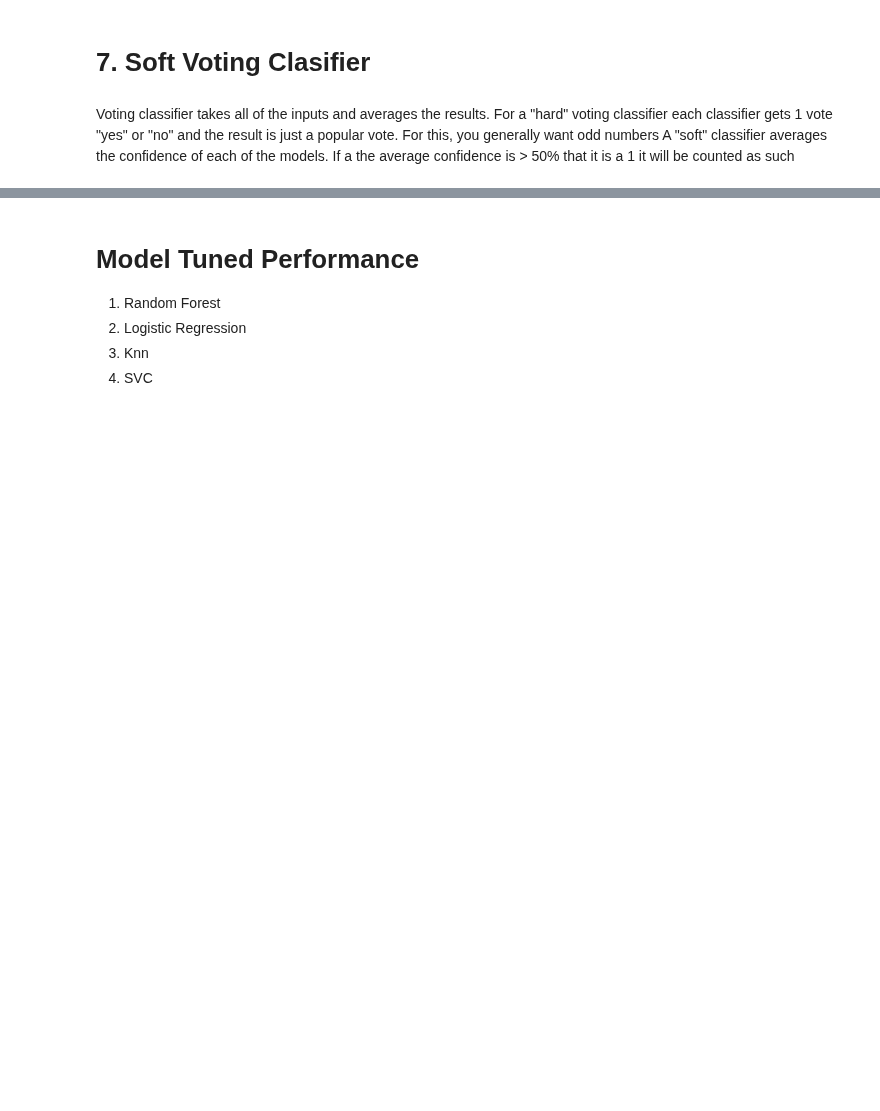
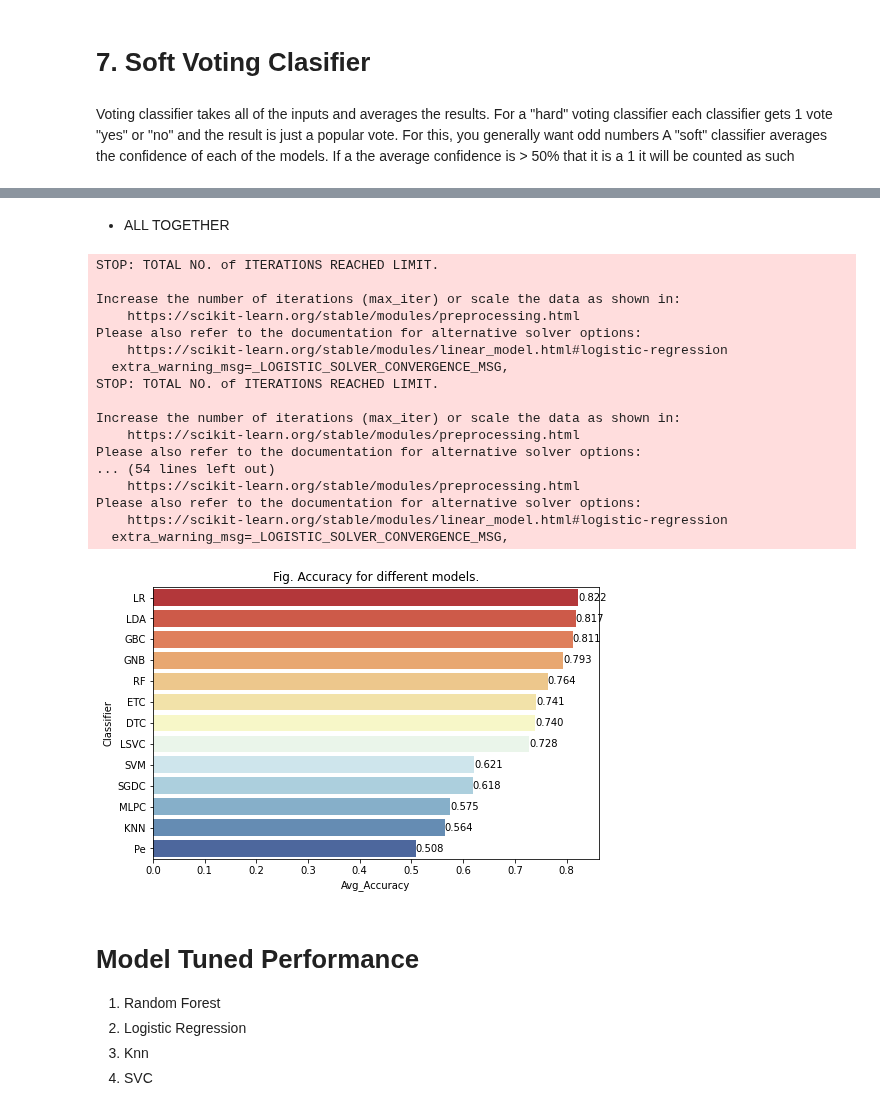
Before and after one commit to RKulagowska/Kaggle, a Jupyter notebook: titanic-202209-v2.ipynb, the cells around one changed output, grey strips where cells are left out. Saved outputs shown, nothing was run; the diff lists cells and outputs as text; code cells hidden in the pictures; blank space fills up the shorter version.

Commit message:
Kaggle Notebook | Titanic_6_models | Version 48

```diff
--- a/titanic-202209-v2.ipynb
+++ b/titanic-202209-v2.ipynb
@@ -996,6 +1002,71 @@ print(cv.mean())
 # %%
 # voting_clf.fit(x_train,y_train)
 # do_sub_pred = voting_clf.predict(df_test).astype(int)
+# %% [markdown]
+- ALL TOGETHER
+# %%
+# Cross validate model with Kfold stratified cross val
+
+kfold = StratifiedKFold(n_splits=10)
+
+random_state = 2
+
+classifiers = {
+    "RF": RandomForestClassifier(random_state=random_state),
+    "GBC": GradientBoostingClassifier(random_state=random_state),
+    "ETC":ExtraTreesClassifier(random_state=random_state),
+    "LDA": LinearDiscriminantAnalysis(),
+    "LR": LogisticRegression(),
+    "Pe": Perceptron(random_state=random_state), # supervised learning of binary classifiers
+    "SGDC": SGDClassifier(random_state=random_state),
+    "KNN": KNeighborsClassifier(),
+    "DTC": DecisionTreeClassifier(random_state=random_state),
+    "MLPC": MLPClassifier(),
+    "SVM": SVC(random_state=random_state), # supervised learning of binary classifiers
+    "LSVC": LinearSVC(random_state=random_state),
+    "GNB": GaussianNB()
+}
+
+results = pd.DataFrame(columns=["Classifier", "Avg_Accuracy"])
+for name, clf in tqdm(classifiers.items()):
+    model = clf
+    cv_results = cross_validate(
+        model, x_train, y_train, cv=kfold,
+        scoring=(['accuracy', 'f1'])
+    )
+
+    results = results.append({
+        "Classifier": name,
+        "Avg_Accuracy": cv_results['test_accuracy'].mean(),
+    }, ignore_index=True)
+
+results = results.sort_values("Avg_Accuracy", ascending=False)
+
+fig = plt.figure(figsize = (8,5))
+chart = sns.barplot(x="Avg_Accuracy",y="Classifier",data = results, palette = "RdYlBu")
+chart.bar_label(chart.containers[0],fmt='%.3f')
+chart.set_title('Fig. Accuracy for different models.')
+
+plt.show()
+# %% [output]
+STOP: TOTAL NO. of ITERATIONS REACHED LIMIT.
+
+Increase the number of iterations (max_iter) or scale the data as shown in:
+    https://scikit-learn.org/stable/modules/preprocessing.html
+Please also refer to the documentation for alternative solver options:
+    https://scikit-learn.org/stable/modules/linear_model.html#logistic-regression
+  extra_warning_msg=_LOGISTIC_SOLVER_CONVERGENCE_MSG,
+STOP: TOTAL NO. of ITERATIONS REACHED LIMIT.
+
+Increase the number of iterations (max_iter) or scale the data as shown in:
+    https://scikit-learn.org/stable/modules/preprocessing.html
+Please also refer to the documentation for alternative solver options:
+... (54 lines left out)
+    https://scikit-learn.org/stable/modules/preprocessing.html
+Please also refer to the documentation for alternative solver options:
+    https://scikit-learn.org/stable/modules/linear_model.html#logistic-regression
+  extra_warning_msg=_LOGISTIC_SOLVER_CONVERGENCE_MSG,
+[figure, added]
 # %% [markdown]
 # Model Tuned Performance
 1. Random Forest
```
Also changed, not shown: parts of 21 cells of this notebook.
